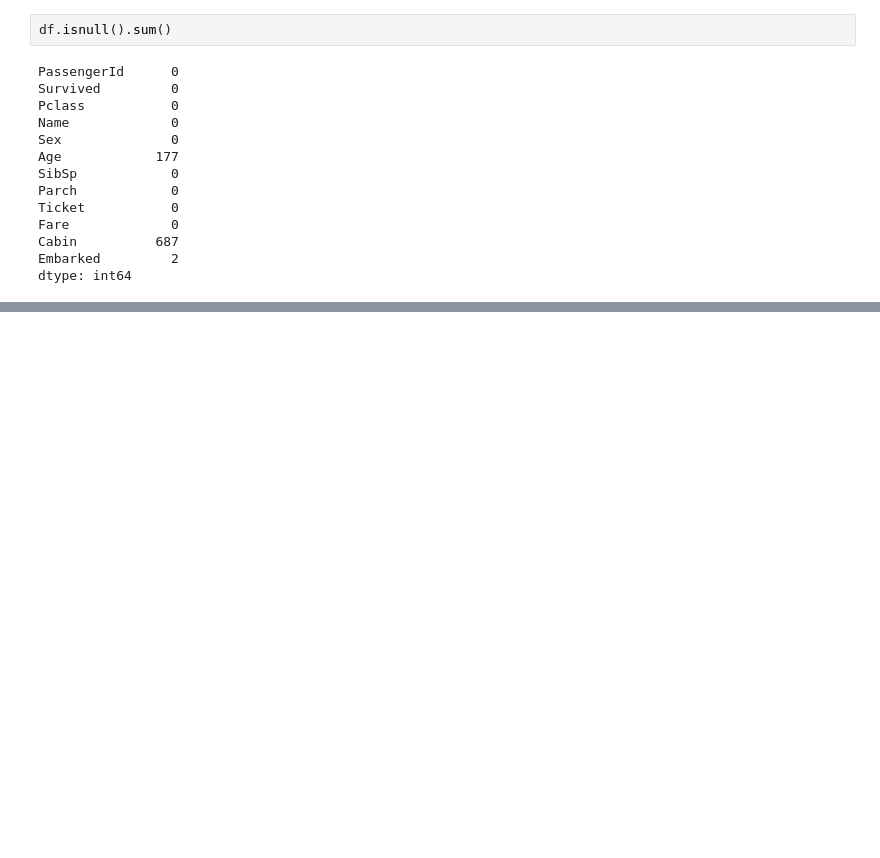
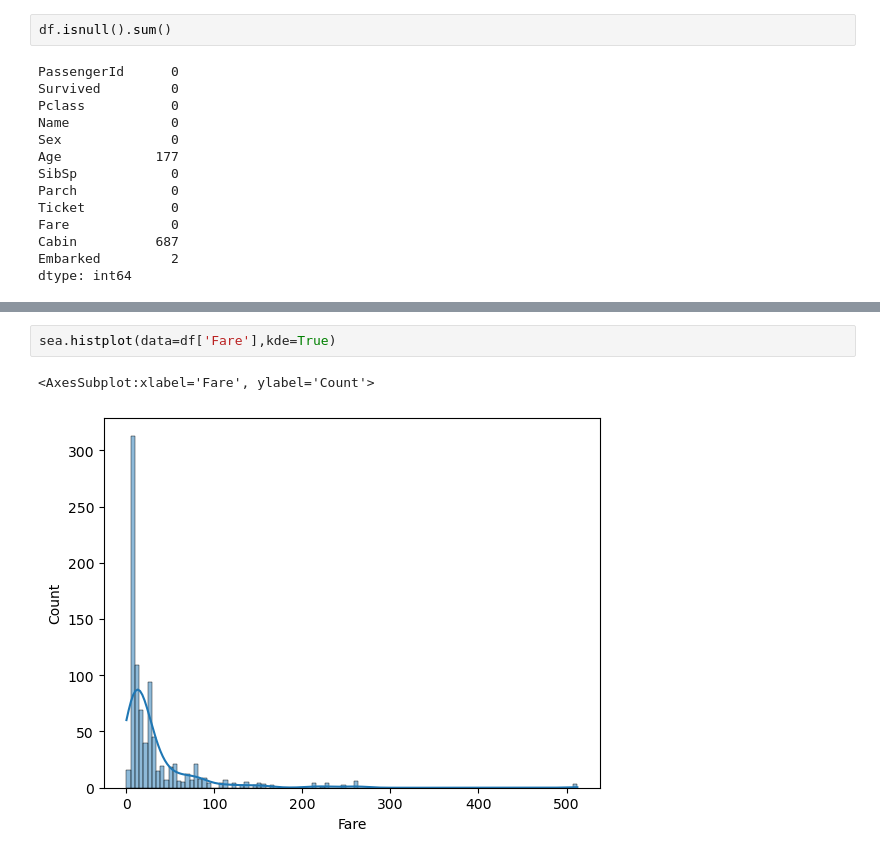
Before and after one commit to AkshayDawkhar/titanic, a Jupyter notebook: train.ipynb, the cells around one changed output, grey strips where cells are left out. Cells and saved outputs as stored; diff of their text form; blank space fills up the shorter version.

```diff
--- a/train.ipynb
+++ b/train.ipynb
@@ -24,0 +50,5 @@ profile.to_file(output_file='data_report.html')
+# %%
+sea.histplot(data=df['Fare'],kde=True)
+# %% [output]
+<AxesSubplot:xlabel='Fare', ylabel='Count'>
+[figure, added]
```
Also changed, not shown: parts of 8 cells of this notebook.
